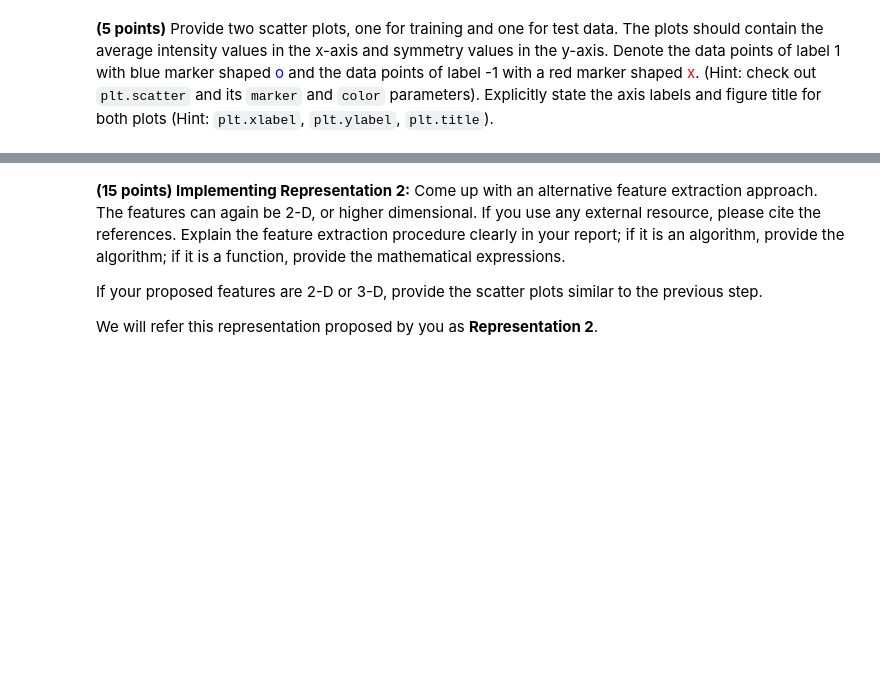
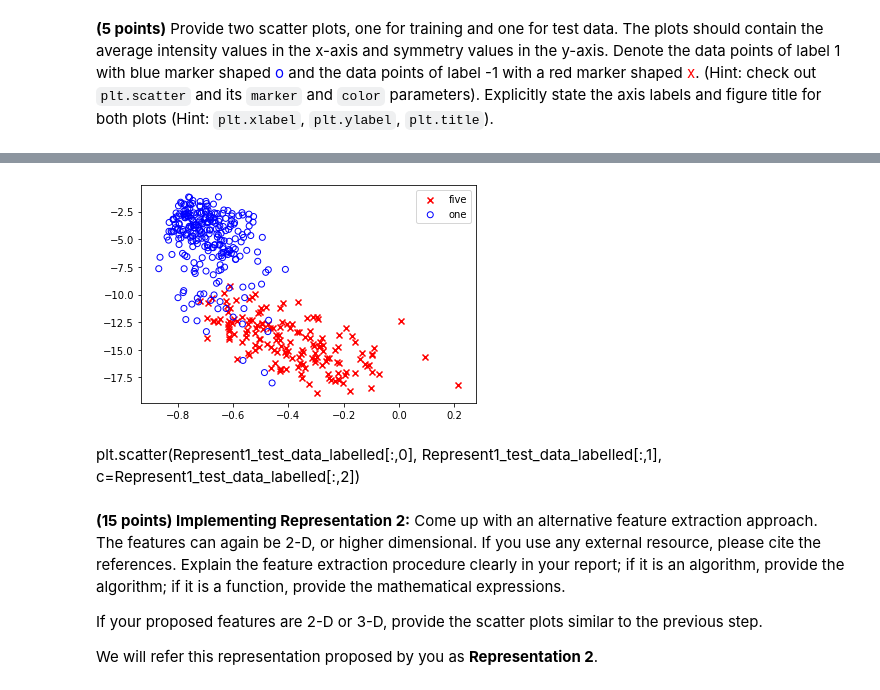
Before and after one commit to yavuzDemir21/Machine-Learning-Digit-Classifier, a Jupyter notebook: SolnTemplate_BES.ipynb, the cells around one changed output, grey strips where cells are left out. Drawn from its saved outputs; the diff is of its cells as text; code cells hidden in the pictures; blank space fills up the shorter version.

```diff
--- a/SolnTemplate_BES.ipynb
+++ b/SolnTemplate_BES.ipynb
@@ -137,3 +174,14 @@ plt.scatter(Represent1_test_data_labelled[:,0], Represent1_test_data_labelled[:,
+# %%
+fig = plt.figure()
+ax1 = fig.add_subplot(111)
+ax1.scatter(Represent1_test_data[test_labels==-1,0], Represent1_test_data[test_labels== -1,1], marker = 'x', color='red', label='five')
+ax1.scatter(Represent1_test_data[test_labels==1,0], Represent1_test_data[test_labels== 1,1], marker = 'o', facecolors='none', edgecolors='blue', label='one')
+plt.legend(loc='upper right')
+plt.show()
+# %% [output]
+[figure, added]
+# %% [markdown]
+plt.scatter(Represent1_test_data_labelled[:,0], Represent1_test_data_labelled[:,1], c=Represent1_test_data_labelled[:,2])
 # %% [markdown]
 **(15 points) Implementing Representation 2:** Come up with an alternative feature extraction approach. The features can again be 2-D, or higher dimensional. If you use any external resource, please cite the references. Explain the feature extraction procedure clearly in your report; if it is an algorithm, provide the algorithm; if it is a function, provide the mathematical expressions.
 
```
Also changed, not shown: parts of 10 cells of this notebook.
